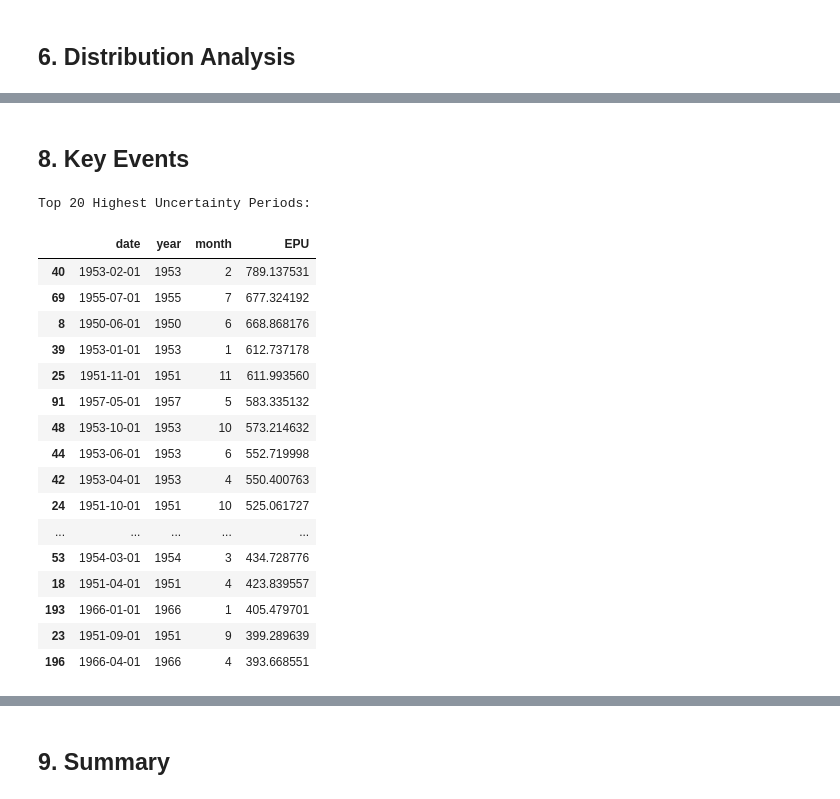
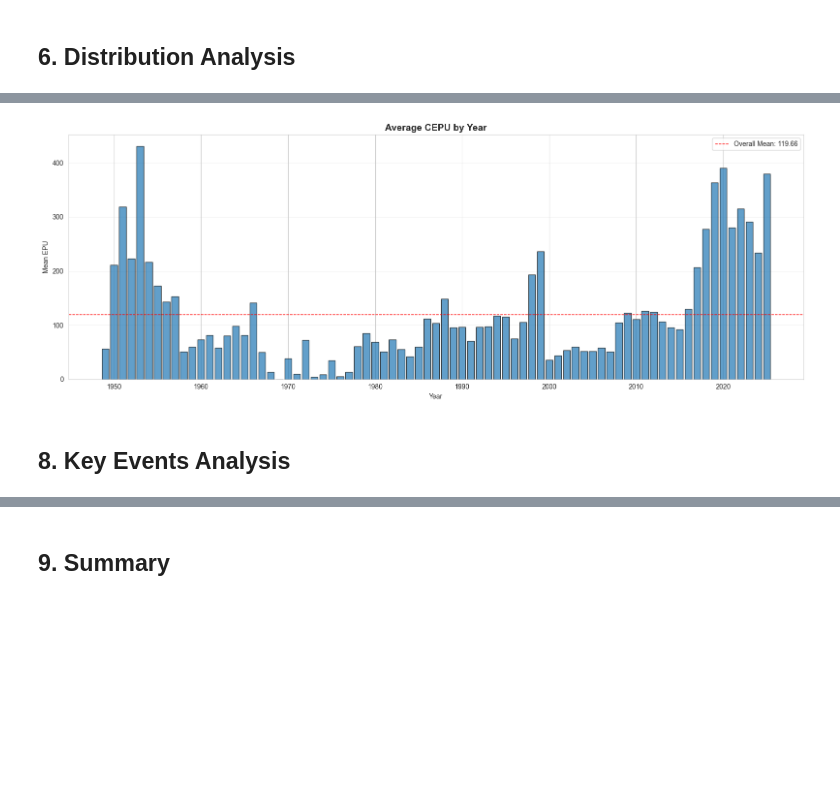
Before and after one commit to lgomez15/tfg-uncertainty, a Jupyter notebook: notebooks/exploratory/raw/05_cepu_china_mainland_exploration.ipynb, the cells around one changed output, grey strips where cells are left out. Saved outputs shown, nothing was run; the diff lists cells and outputs as text; code cells hidden in the pictures; blank space fills up the shorter version.

```diff
--- a/notebooks/exploratory/raw/05_cepu_china_mainland_exploration.ipynb
+++ b/notebooks/exploratory/raw/05_cepu_china_mainland_exploration.ipynb
@@ -220,26 +257,18 @@ Decade Statistics:
+# %%
+# Yearly average
+yearly = df.groupby('year')['EPU'].mean()
+
+fig, ax = plt.subplots(figsize=(16, 6))
+ax.bar(yearly.index, yearly.values, alpha=0.7, edgecolor='black', width=0.8)
+ax.axhline(yearly.mean(), color='red', linestyle='--', linewidth=1, label=f'Overall Mean: {yearly.mean():.2f}')
+ax.set_title('Average CEPU by Year', fontsize=14, fontweight='bold')
+ax.set_xlabel('Year')
+ax.set_ylabel('Mean EPU')
+ax.legend()
+ax.grid(True, alpha=0.3, axis='y')
+plt.tight_layout()
+plt.show()
+# %% [output]
+[figure, added]
 # %% [markdown]
-## 8. Key Events
+## 8. Key Events Analysis
-# %%
-# Highest uncertainty periods
-top_20 = df.nlargest(20, 'EPU')[['date', 'year', 'month', 'EPU']]
-print("Top 20 Highest Uncertainty Periods:")
-display(top_20)
-# %% [output]
-Top 20 Highest Uncertainty Periods:
-|  | date | year | month | EPU |
-| 40 | 1953-02-01 | 1953 | 2 | 789.137531 |
-| 69 | 1955-07-01 | 1955 | 7 | 677.324192 |
-| 8 | 1950-06-01 | 1950 | 6 | 668.868176 |
-| 39 | 1953-01-01 | 1953 | 1 | 612.737178 |
-| 25 | 1951-11-01 | 1951 | 11 | 611.993560 |
-| 91 | 1957-05-01 | 1957 | 5 | 583.335132 |
-| 48 | 1953-10-01 | 1953 | 10 | 573.214632 |
-| 44 | 1953-06-01 | 1953 | 6 | 552.719998 |
-| 42 | 1953-04-01 | 1953 | 4 | 550.400763 |
-| 24 | 1951-10-01 | 1951 | 10 | 525.061727 |
-| ... | ... | ... | ... | ... |
-| 53 | 1954-03-01 | 1954 | 3 | 434.728776 |
-| 18 | 1951-04-01 | 1951 | 4 | 423.839557 |
-| 193 | 1966-01-01 | 1966 | 1 | 405.479701 |
-| 23 | 1951-09-01 | 1951 | 9 | 399.289639 |
-| 196 | 1966-04-01 | 1966 | 4 | 393.668551 |
```
Also changed, not shown: parts of 19 cells of this notebook, 12 other files.
